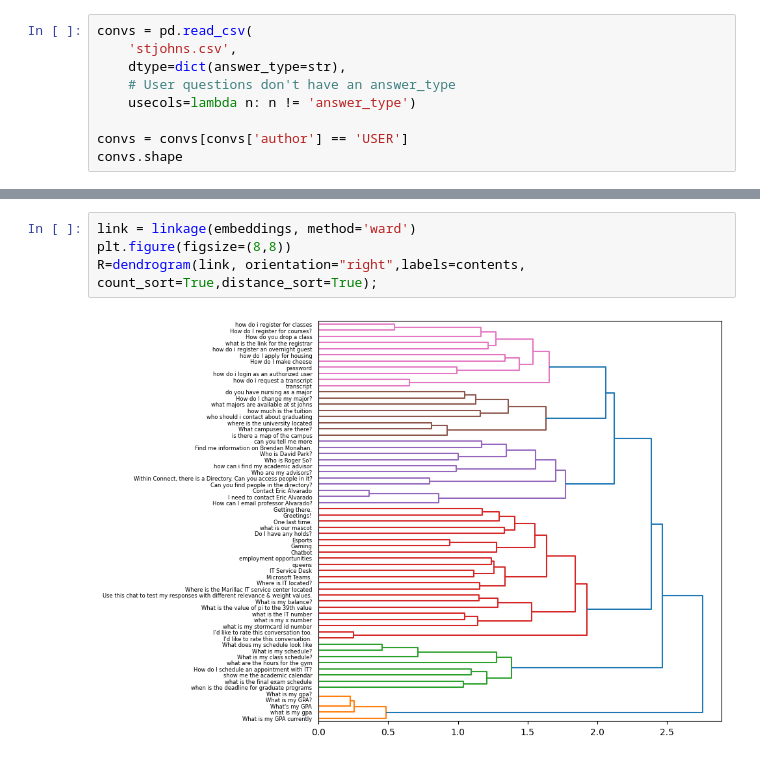
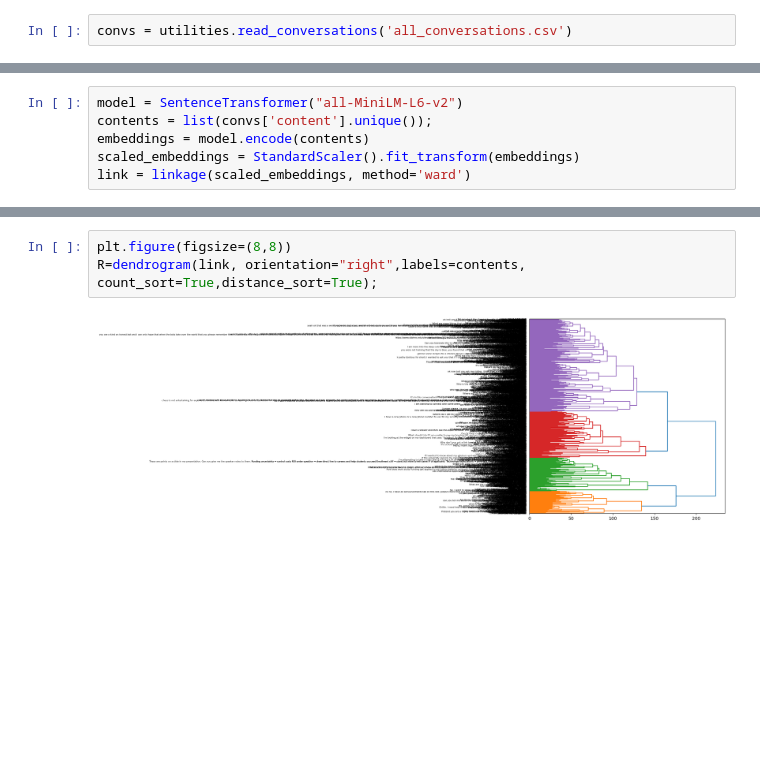
Before and after one commit to timjstewart1024/chatbot-cluster-analytics, a Jupyter notebook: AgglomerativeClustering.ipynb, the cells around one changed output, grey strips where cells are left out. Saved outputs shown, nothing was run; the diff lists cells and outputs as text; blank space fills up the shorter version.

```diff
--- a/AgglomerativeClustering.ipynb
+++ b/AgglomerativeClustering.ipynb
@@ -30,9 +15,2 @@ import matplotlib.pyplot as plt
 # %%
-convs = pd.read_csv(
-    'stjohns.csv',
-    dtype=dict(answer_type=str),
-    # User questions don't have an answer_type
-    usecols=lambda n: n != 'answer_type')
-
-convs = convs[convs['author'] == 'USER']
-convs.shape
+convs = utilities.read_conversations('all_conversations.csv')
@@ -64,0 +17,6 @@ R=dendrogram(link, p=10, orientation="right",labels=contents,truncate_mode='leve
+# %%
+model = SentenceTransformer("all-MiniLM-L6-v2")
+contents = list(convs['content'].unique());
+embeddings = model.encode(contents)
+scaled_embeddings = StandardScaler().fit_transform(embeddings)
+link = linkage(scaled_embeddings, method='ward')
@@ -65,8 +28,7 @@ R=dendrogram(link, p=10, orientation="right",labels=contents,truncate_mode='leve
 # %%
-link = linkage(embeddings, method='ward')
 plt.figure(figsize=(8,8))
 R=dendrogram(link, orientation="right",labels=contents, count_sort=True,distance_sort=True);
 # %% [output]
-[figure, old version]
+[figure, new version]
 # %%
 plt.figure(figsize=(8,8))
```
Also changed, not shown: parts of 12 cells of this notebook, 4 other files.
